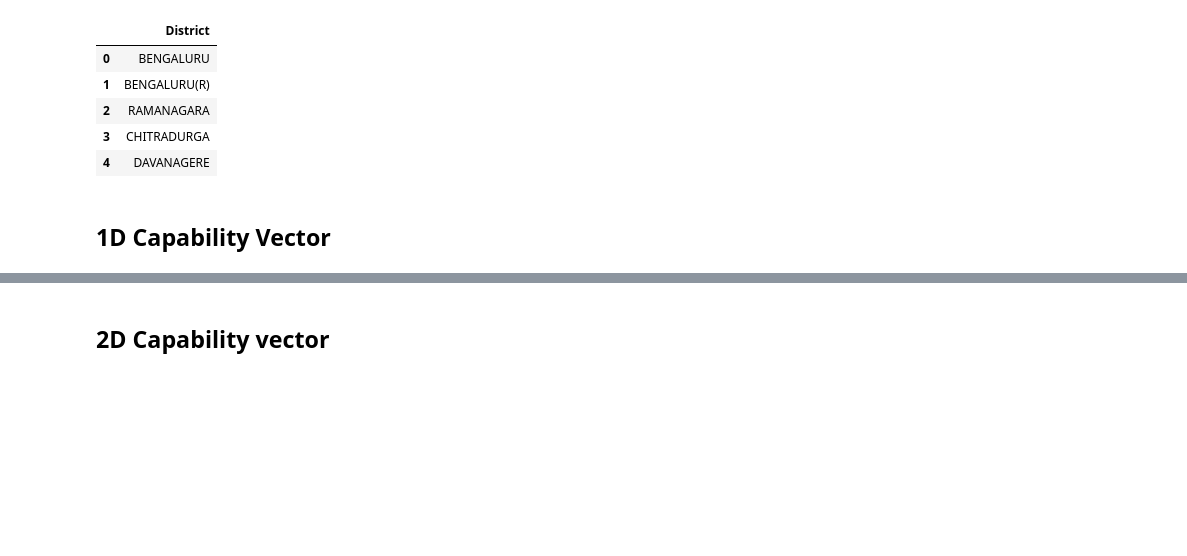
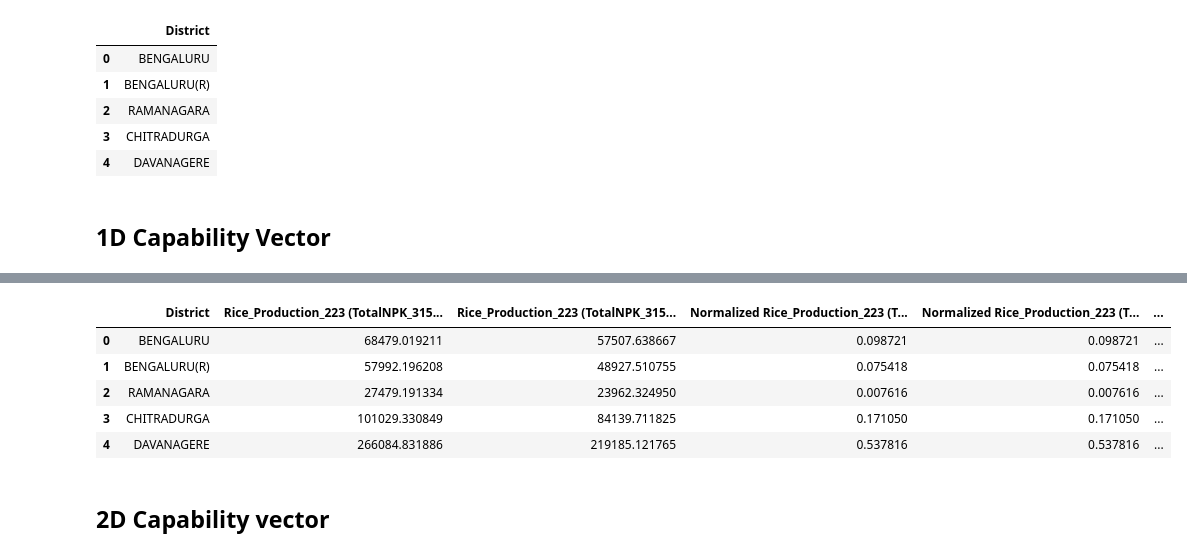
Before and after one commit to Manish3693/WSL_PSS, a Jupyter notebook: PE_1.ipynb, the cells around one changed output, grey strips where cells are left out. Saved outputs shown, nothing was run; the diff lists cells and outputs as text; code cells hidden in the pictures; blank space fills up the shorter version.

```diff
--- a/PE_1.ipynb
+++ b/PE_1.ipynb
@@ -38,7 +38,6 @@ def init_graph(G,node_adj_frame):
 def init_graph_attr(G, AdjFile, df, columns):
     node_adj_frame = pd.read_excel(AdjFile)
     node_list = node_adj_frame["District_Name"].tolist()
-    node_list.insert(80, "")
     nodeAttr = {}
     init_graph(G, node_adj_frame)
 
@@ -50,6 +49,7 @@ def init_graph_attr(G, AdjFile, df, columns):
         temp = {}
         temp["capabilityvector"] = node_attri_dict[node_list[i]]
         temp["nodeStress"] = 0
+        temp["nodeStability"] = 0
         temp["name"] = node_list[i]
         nodeAttr[i] = temp
 
@@ -449,3 +460,19 @@ def calculate_and_map_stability(G, existing_data, adjacency_file, columns_to_pas
+# %%
+change_percentage = 10
+dim = 1
+
+# Call the function and get the handles for the two plots
+new_data = calc_and_vis_impact_stability_1D(G, existing_data.copy(), adjacency_file, base_Column, CapabilityVector, change_percentage, dim)
+
+# Display the resulting DataFrame
+new_data.head()
+# %% [output]
+|  | District | Rice_Production_223 (TotalNPK_315... | Rice_Production_223 (TotalNPK_315... | Normalized Rice_Production_223 (T... | Normalized Rice_Production_223 (T... | ... |
+| 0 | BENGALURU | 68479.019211 | 57507.638667 | 0.098721 | 0.098721 | ... |
+| 1 | BENGALURU(R) | 57992.196208 | 48927.510755 | 0.075418 | 0.075418 | ... |
+| 2 | RAMANAGARA | 27479.191334 | 23962.324950 | 0.007616 | 0.007616 | ... |
+| 3 | CHITRADURGA | 101029.330849 | 84139.711825 | 0.171050 | 0.171050 | ... |
+| 4 | DAVANAGERE | 266084.831886 | 219185.121765 | 0.537816 | 0.537816 | ... |
 # %%
 
 # base_Column = "TotalNPK_315"
```
Also changed, not shown: parts of 31 cells of this notebook, 9 other files.
